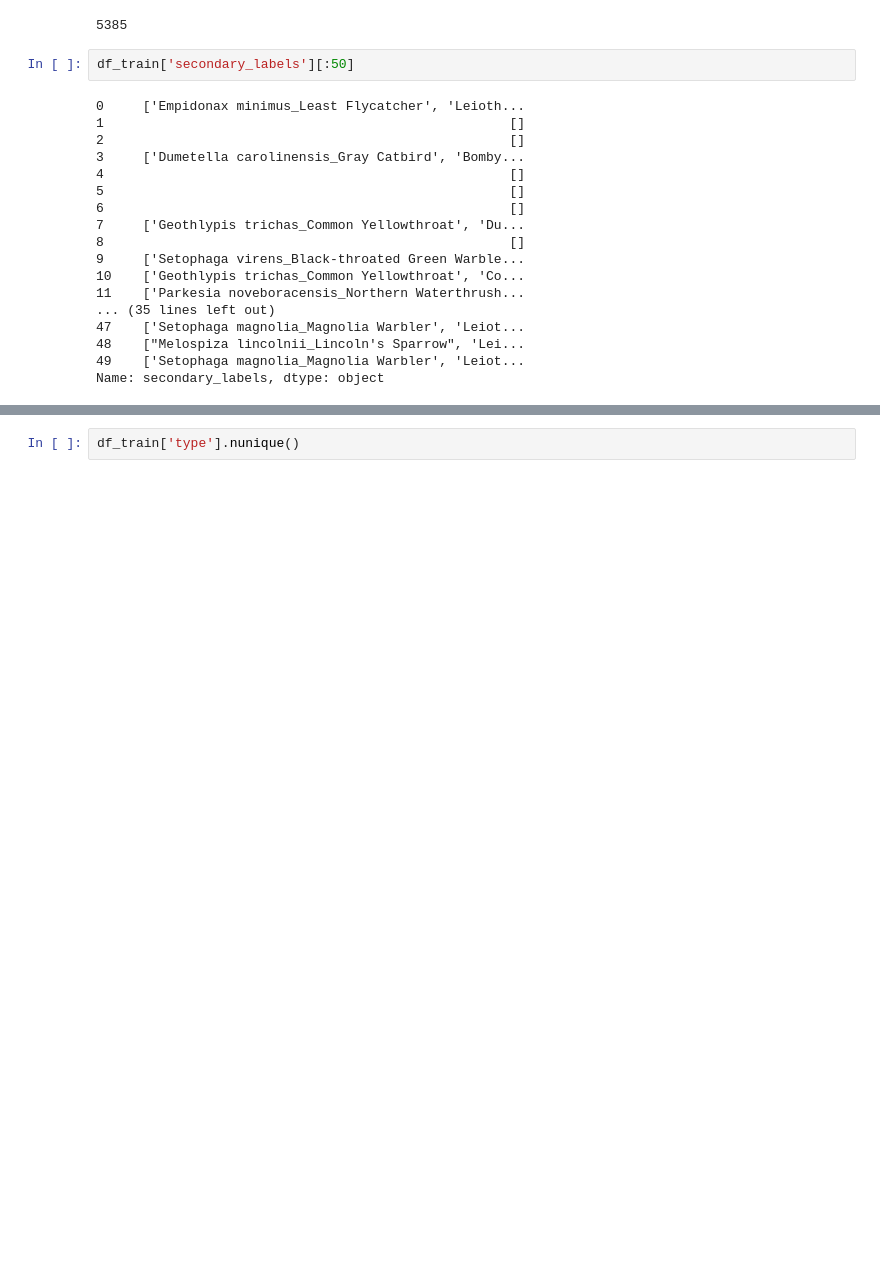
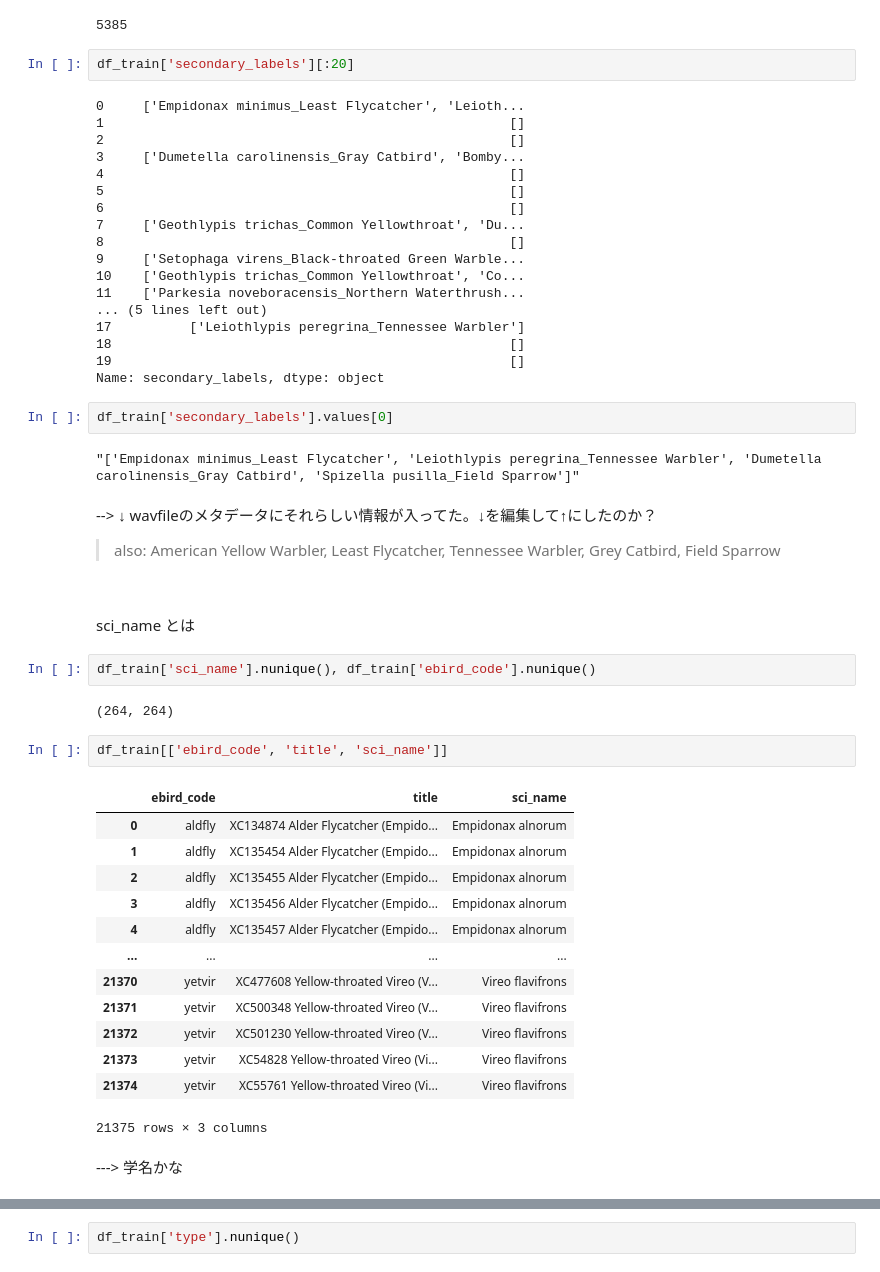
Before and after one commit to fkubota/kaggle-Cornell-Birdcall-Identification, a Jupyter notebook: nb/001_eda.ipynb, the cells around one changed output, grey strips where cells are left out. Saved outputs shown, nothing was run; the diff lists cells and outputs as text; blank space fills up the shorter version.

```diff
--- a/nb/001_eda.ipynb
+++ b/nb/001_eda.ipynb
@@ -370,7 +367,7 @@ df_train['secondary_labels'].nunique()
 # %% [output]
 5385
 # %%
-df_train['secondary_labels'][:50]
+df_train['secondary_labels'][:20]
 # %% [output]
 0     ['Empidonax minimus_Least Flycatcher', 'Leioth...
 1                                                    []
@@ -384,8 +381,41 @@ df_train['secondary_labels'][:50]
 9     ['Setophaga virens_Black-throated Green Warble...
 10    ['Geothlypis trichas_Common Yellowthroat', 'Co...
 11    ['Parkesia noveboracensis_Northern Waterthrush...
-... (35 lines left out)
-47    ['Setophaga magnolia_Magnolia Warbler', 'Leiot...
-48    ["Melospiza lincolnii_Lincoln's Sparrow", 'Lei...
-49    ['Setophaga magnolia_Magnolia Warbler', 'Leiot...
+... (5 lines left out)
+17          ['Leiothlypis peregrina_Tennessee Warbler']
+18                                                   []
+19                                                   []
 Name: secondary_labels, dtype: object
+# %%
+df_train['secondary_labels'].values[0]
+# %% [output]
+"['Empidonax minimus_Least Flycatcher', 'Leiothlypis peregrina_Tennessee Warbler', 'Dumetella carolinensis_Gray Catbird', 'Spizella pusilla_Field Sparrow']"
+# %% [markdown]
+--> ↓ wavfileのメタデータにそれらしい情報が入ってた。↓を編集して↑にしたのか？
+> also:  American Yellow Warbler, Least Flycatcher, Tennessee Warbler, Grey Catbird, Field Sparrow
+# %% [markdown]
+<br>
+
+sci_name とは
+# %%
+df_train['sci_name'].nunique(), df_train['ebird_code'].nunique()
+# %% [output]
+(264, 264)
+# %%
+df_train[['ebird_code', 'title', 'sci_name']]
+# %% [output]
+|  | ebird_code | title | sci_name |
+| 0 | aldfly | XC134874 Alder Flycatcher (Empido... | Empidonax alnorum |
+| 1 | aldfly | XC135454 Alder Flycatcher (Empido... | Empidonax alnorum |
+| 2 | aldfly | XC135455 Alder Flycatcher (Empido... | Empidonax alnorum |
+| 3 | aldfly | XC135456 Alder Flycatcher (Empido... | Empidonax alnorum |
+| 4 | aldfly | XC135457 Alder Flycatcher (Empido... | Empidonax alnorum |
+| ... | ... | ... | ... |
+| 21370 | yetvir | XC477608 Yellow-throated Vireo (V... | Vireo flavifrons |
+| 21371 | yetvir | XC500348 Yellow-throated Vireo (V... | Vireo flavifrons |
+| 21372 | yetvir | XC501230 Yellow-throated Vireo (V... | Vireo flavifrons |
+| 21373 | yetvir | XC54828 Yellow-throated Vireo (Vi... | Vireo flavifrons |
+| 21374 | yetvir | XC55761 Yellow-throated Vireo (Vi... | Vireo flavifrons |
+21375 rows × 3 columns
+# %% [markdown]
+---> 学名かな
```
Also changed, not shown: parts of 28 cells of this notebook, 1 other file.
